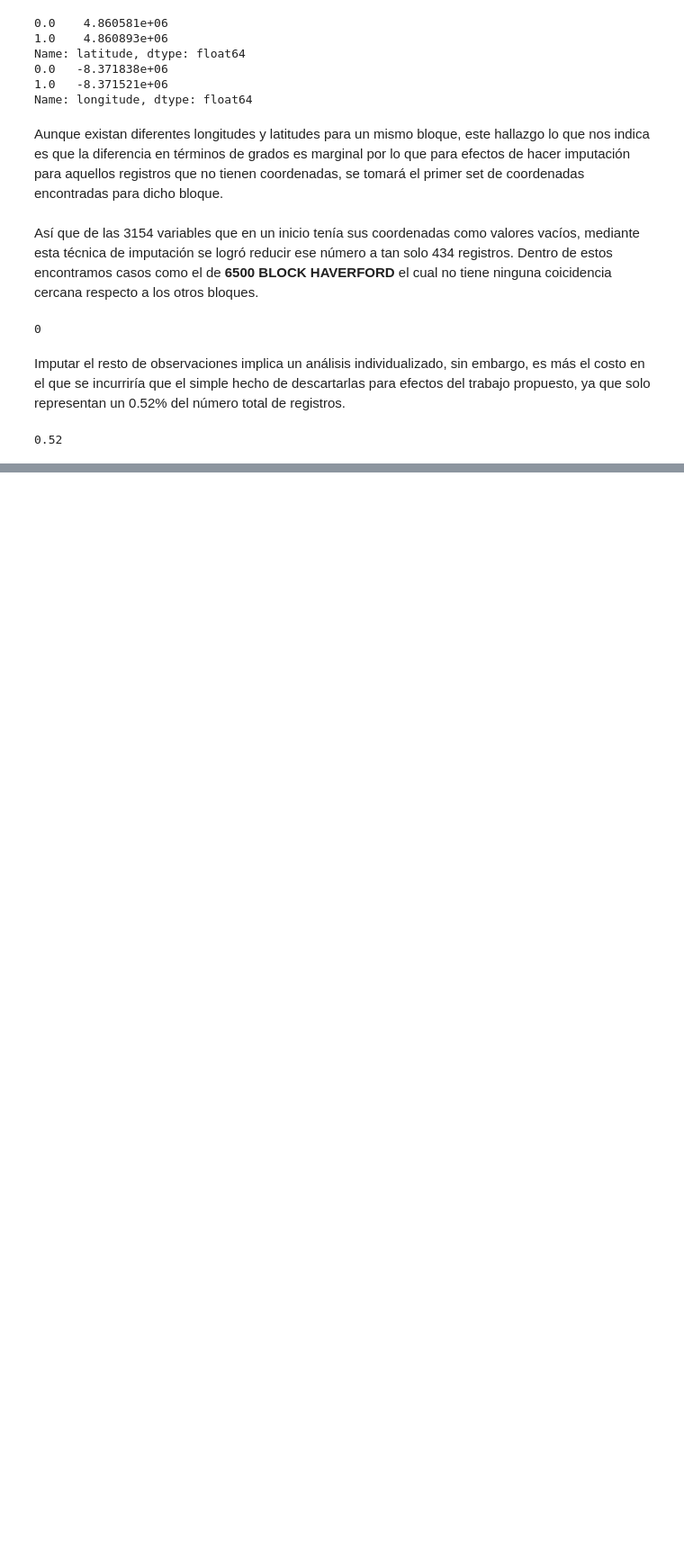
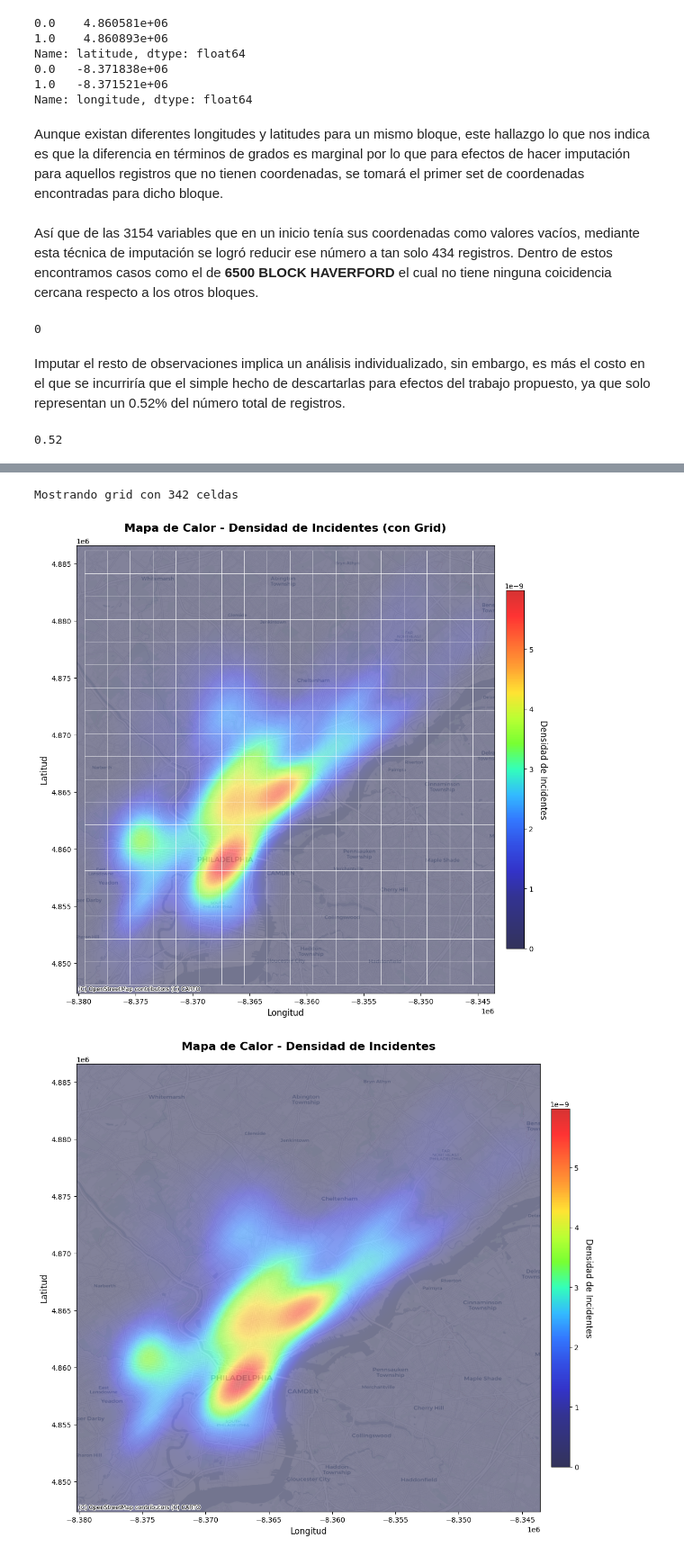
Before and after one commit to dnunez29/Trabajo-Final-Graduacion, a Jupyter notebook: Scripts/TFM_DanielNunezVargas_Cartografica.ipynb, the cells around one changed output, grey strips where cells are left out. Shown at 90% size. Cells and saved outputs as stored; diff of their text form; code cells hidden in the pictures; blank space fills up the shorter version.

```diff
--- a/Scripts/TFM_DanielNunezVargas_Cartografica.ipynb
+++ b/Scripts/TFM_DanielNunezVargas_Cartografica.ipynb
@@ -186,0 +193,13 @@ plt.show()
+# %%
+# Crear grid de 2000x2000 metros
+grid = create_grid(gdf_fill_na.total_bounds, cell_size=2000)
+
+# 3. Asignar grid_id a cada incidente
+grid = grid.reset_index().rename(columns={"index": "grid_id"})
+gdf_with_grid = gpd.sjoin(gdf_fill_na, grid, how="left", predicate='within')
+# %%
+create_heatmap(gdf_with_grid, grid=grid, show_grid=True, grid_style='white')
+# %% [output]
+Mostrando grid con 342 celdas
+[figure, added]
+[figure, added]
```
Also changed, not shown: parts of 5 cells of this notebook, 2 other files.
